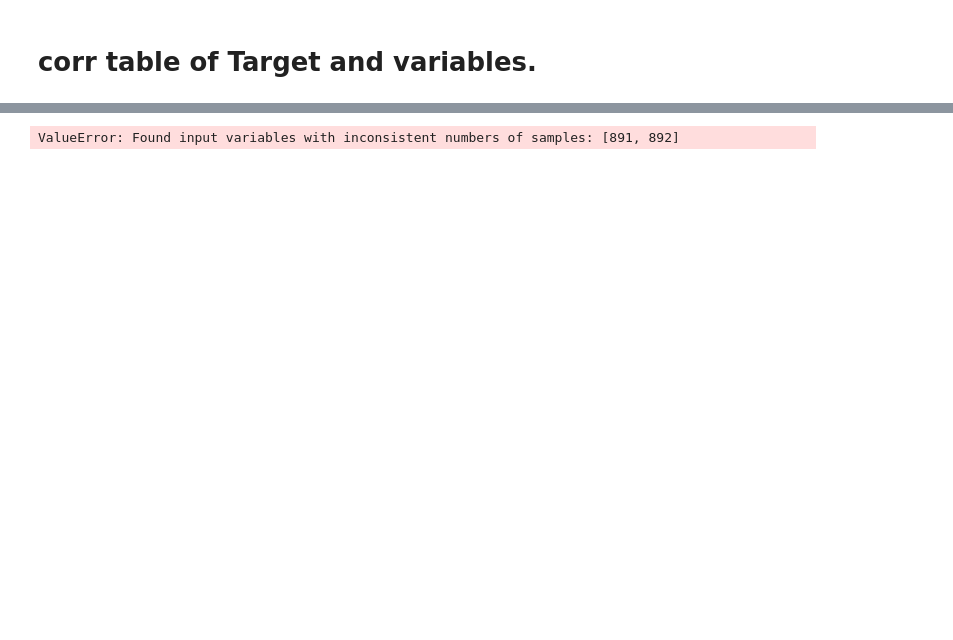
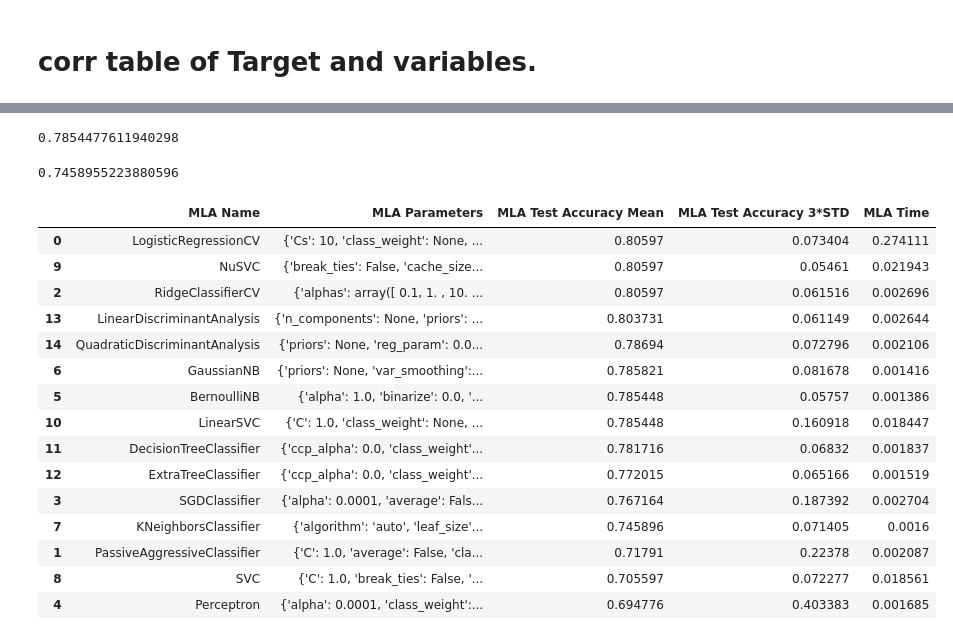
Before and after one commit to fyenne/tf24, a Jupyter notebook: titanic_kaggle/titanic.ipynb, the cells around one changed output, grey strips where cells are left out. Saved outputs shown, nothing was run; the diff lists cells and outputs as text; code cells hidden in the pictures; blank space fills up the shorter version.

```diff
--- a/titanic_kaggle/titanic.ipynb
+++ b/titanic_kaggle/titanic.ipynb
@@ -249,6 +290,8 @@ Target = train.pop('Survived')
 # train['Survived'] = Target
 # %%
+Target = Target.iloc[1:]
 # train_X = pd.DataFrame(OneHotEncoder.fit_transform(train[categorical_cols], X=1))
+# (Target, train, test)
 # %%
 cv_split = model_selection.ShuffleSplit(n_splits = 10, test_size = .3, train_size = .6, random_state = 0 )
 #
@@ -263,14 +310,24 @@ cv_results_1['test_score'].mean() # 0.7828358208955223
+# %%
+model_selection.cross_validate(naive_bayes.BernoulliNB(), train, Target, cv  = cv_split)['test_score'].mean()
+# 0.7854477611940298
+# %% [output]
+0.7854477611940298
+# %%
+model_selection.cross_validate(neighbors.KNeighborsClassifier(), train, Target, cv  = cv_split)['test_score'].mean()
+# 0.7458955223880596
+# %% [output]
+0.7458955223880596
 # %%
 MLA = [
     #Ensemble Methods
-    ensemble.AdaBoostClassifier(),
-    ensemble.BaggingClassifier(),
-    ensemble.ExtraTreesClassifier(),
-    ensemble.GradientBoostingClassifier(),
-    ensemble.RandomForestClassifier(),
-
-    #Gaussian Processes
-    gaussian_process.GaussianProcessClassifier(),
+    # ensemble.AdaBoostClassifier(),
+    # ensemble.BaggingClassifier(),
+    # ensemble.ExtraTreesClassifier(),
+    # ensemble.GradientBoostingClassifier(),
+    # ensemble.RandomForestClassifier(),
+    #
+    # #Gaussian Processes|
+    # gaussian_process.GaussianProcessClassifier(),
 
     #GLM
     linear_model.LogisticRegressionCV(),
@@ -304,6 +361,7 @@ MLA = [
     # XGBClassifier()
     ]
 # %%
-MLA_columns = ['MLA Name', 'MLA Parameters','MLA Train Accuracy Mean', 'MLA Test Accuracy Mean', 'MLA Test Accuracy 3*STD' ,'MLA Time']
+MLA_columns = ['MLA Name', 'MLA Parameters', 'MLA Test Accuracy Mean', 'MLA Test Accuracy 3*STD' ,'MLA Time']
+# 'MLA Train Accuracy Mean',
 # %%
 MLA_compare = pd.DataFrame(columns = MLA_columns)
@@ -310,25 +370,48 @@ MLA_compare = pd.DataFrame(columns = MLA_columns)
 # %%
 # MLA and save performance to table
-MLA_predict = Target
-row_index = 0
+
+
 for alg in MLA:
 
     #set name and parameters
     MLA_name = alg.__class__.__name__
     MLA_compare.loc[row_index, 'MLA Name'] = MLA_name
     MLA_compare.loc[row_index, 'MLA Parameters'] = str(alg.get_params())
 
     #score model with cross validation: http://scikit-learn.org/stable/modules/generated/sklearn.model_selection.cross_validate.html#sklearn.model_selection.cross_validate
     cv_results = model_selection.cross_validate(alg, train, Target, cv  = cv_split)
 
     MLA_compare.loc[row_index, 'MLA Time'] = cv_results['fit_time'].mean()
-    MLA_compare.loc[row_index, 'MLA Train Accuracy Mean'] = cv_results['train_score'].mean()
+    # MLA_compare.loc[row_index, 'MLA Train Accuracy Mean'] = cv_results['train_score'].mean()
     MLA_compare.loc[row_index, 'MLA Test Accuracy Mean'] = cv_results['test_score'].mean()
     #if this is a non-bias random sample, then +/-3 standard deviations (std) from the mean, should statistically capture 99.7% of the subsets
-    MLA_compare.loc[row_index, 'MLA Test Accuracy 3*STD'] = cv_results['test_score'].std()*3
-        #save MLA predictions - see section 6 for usage
-    alg.fit(train, Target)
-    MLA_predict[MLA_name] = alg.predict(train)
+    MLA_compare.loc[row_index, 'MLA Test Accuracy 3*STD'] = cv_results['test_score'].std()*3   #let's know the worst that can happen!
+
+
+    #save MLA predictions - see section 6 for usage
+    # alg.fit(train, Target)
+    # MLA_predict[MLA_name] = alg.predict(train)
+
     row_index+=1
+
+
+#print and sort table: https://pandas.pydata.org/pandas-docs/stable/generated/pandas.DataFrame.sort_values.html
+MLA_compare.sort_values(by = ['MLA Test Accuracy Mean'], ascending = False, inplace = True)
+MLA_compare
 # %% [output]
-ValueError: Found input variables with inconsistent numbers of samples: [891, 892]
+|  | MLA Name | MLA Parameters | MLA Test Accuracy Mean | MLA Test Accuracy 3*STD | MLA Time |
+| 0 | LogisticRegressionCV | {'Cs': 10, 'class_weight': None, ... | 0.80597 | 0.073404 | 0.274111 |
+| 9 | NuSVC | {'break_ties': False, 'cache_size... | 0.80597 | 0.05461 | 0.021943 |
+| 2 | RidgeClassifierCV | {'alphas': array([ 0.1, 1. , 10. ... | 0.80597 | 0.061516 | 0.002696 |
+| 13 | LinearDiscriminantAnalysis | {'n_components': None, 'priors': ... | 0.803731 | 0.061149 | 0.002644 |
+| 14 | QuadraticDiscriminantAnalysis | {'priors': None, 'reg_param': 0.0... | 0.78694 | 0.072796 | 0.002106 |
+| 6 | GaussianNB | {'priors': None, 'var_smoothing':... | 0.785821 | 0.081678 | 0.001416 |
+| 5 | BernoulliNB | {'alpha': 1.0, 'binarize': 0.0, '... | 0.785448 | 0.05757 | 0.001386 |
+| 10 | LinearSVC | {'C': 1.0, 'class_weight': None, ... | 0.785448 | 0.160918 | 0.018447 |
+| 11 | DecisionTreeClassifier | {'ccp_alpha': 0.0, 'class_weight'... | 0.781716 | 0.06832 | 0.001837 |
+| 12 | ExtraTreeClassifier | {'ccp_alpha': 0.0, 'class_weight'... | 0.772015 | 0.065166 | 0.001519 |
+| 3 | SGDClassifier | {'alpha': 0.0001, 'average': Fals... | 0.767164 | 0.187392 | 0.002704 |
+| 7 | KNeighborsClassifier | {'algorithm': 'auto', 'leaf_size'... | 0.745896 | 0.071405 | 0.0016 |
+| 1 | PassiveAggressiveClassifier | {'C': 1.0, 'average': False, 'cla... | 0.71791 | 0.22378 | 0.002087 |
+| 8 | SVC | {'C': 1.0, 'break_ties': False, '... | 0.705597 | 0.072277 | 0.018561 |
+| 4 | Perceptron | {'alpha': 0.0001, 'class_weight':... | 0.694776 | 0.403383 | 0.001685 |
```
Also changed, not shown: parts of 16 cells of this notebook.
